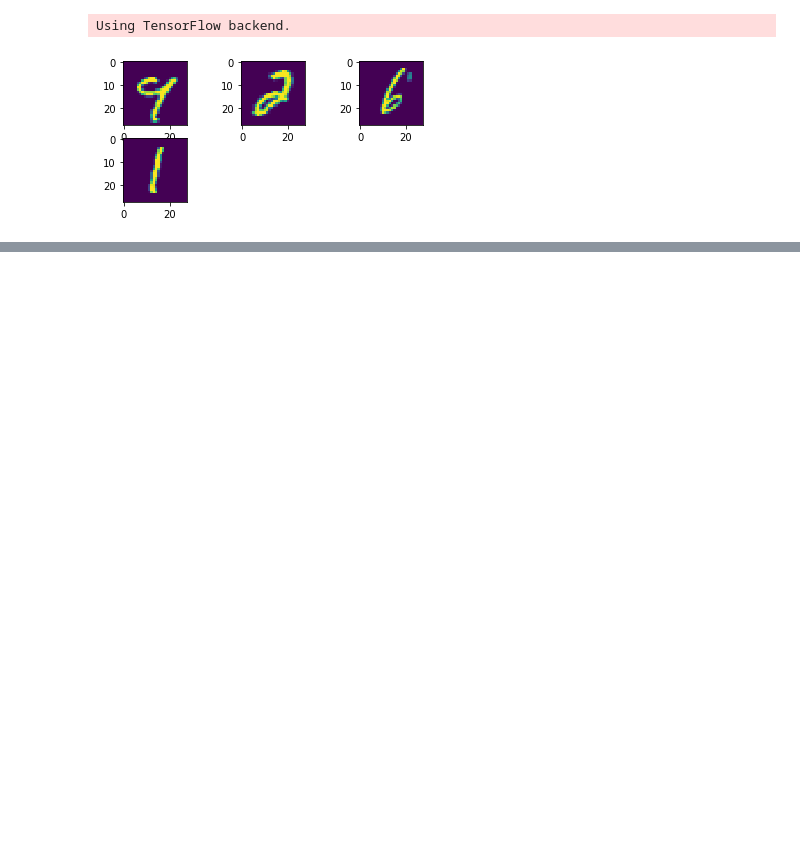
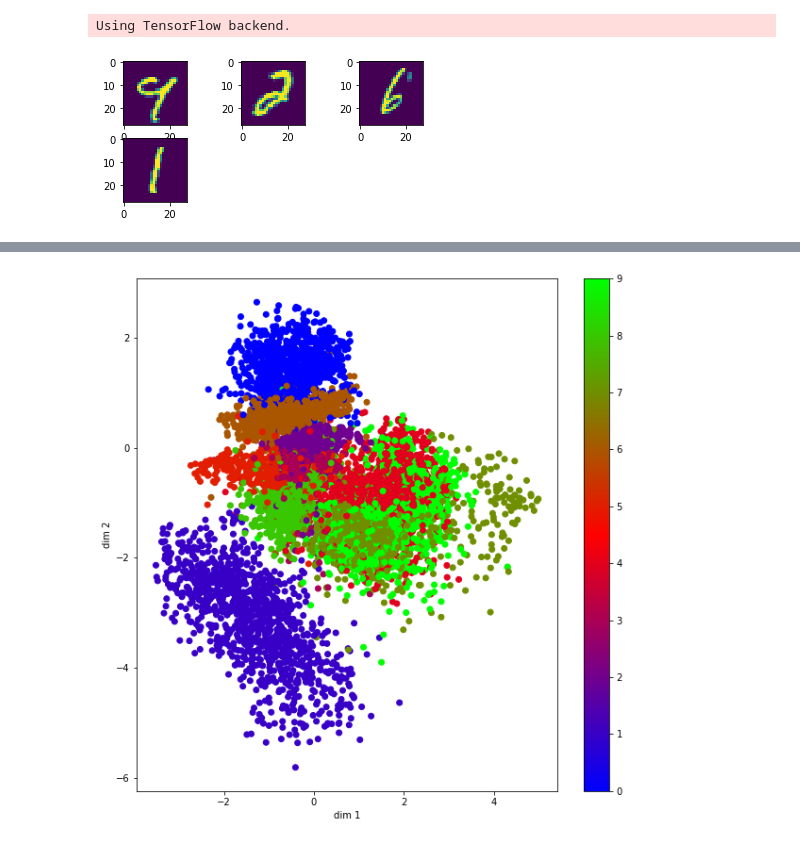
Before and after one commit to samantoz/dsc650, a Jupyter notebook: dsc650/assignments/assignment12/assignment12.ipynb, the cells around one changed output, grey strips where cells are left out. Drawn from its saved outputs; the diff is of its cells as text; code cells hidden in the pictures; blank space fills up the shorter version.

```diff
--- a/dsc650/assignments/assignment12/assignment12.ipynb
+++ b/dsc650/assignments/assignment12/assignment12.ipynb
@@ -59,3 +59,29 @@ conv_shape = K.int_shape(x) # Shape of conv to be provided to decoder
 # Flatten
 x = Flatten()(x)
 x = Dense(32, activation='relu')(x)
+# %%
+# Two outputs, for latent mean and log variance (std. dev.)
+# Use these to sample random variables in latent space to which inputs are mapped.
+
+z_mu = Dense(latent_dim, name='latent_mu')(x)   # Mean values of encoded input
+z_sigma = Dense(latent_dim, name='latent_sigma')(x)  # Std dev. (variance) of encoded input
+# %%
+#REPARAMETERIZATION TRICK
+# Define sampling function to sample from the distribution
+# Reparameterize sample based on the process defined by Gunderson and Huang
+# into the shape of: mu + sigma squared x eps
+#This is to allow gradient descent to allow for gradient estimation accurately.
+def sample_z(args):
+  z_mu, z_sigma = args
+  eps = K.random_normal(shape=(K.shape(z_mu)[0], K.int_shape(z_mu)[1]))
+  return z_mu + K.exp(z_sigma / 2) * eps
+# %%
+# sample vector from the latent distribution
+# z is the lambda custom layer we are adding for gradient descent calculations
+# using mu and variance (sigma)
+z = Lambda(sample_z, output_shape=(latent_dim, ), name='z')([z_mu, z_sigma])
+
+#Z (lambda layer) will be the last layer in the encoder.
+# Define and summarize encoder model.
+encoder = Model(input_img, [z_mu, z_sigma, z], name='encoder')
+print(encoder.summary())
@@ -61,0 +222,18 @@ x = Dense(32, activation='relu')(x)
+# %%
+# =================
+# Visualize results
+# =================
+#Visualize inputs mapped to the Latent space
+#Remember that we have encoded inputs to latent space dimension = 2.
+#Extract z_mu --> first parameter in the result of encoder prediction representing mean
+
+mu, _, _ = encoder.predict(x_test)
+#Plot dim1 and dim2 for mu
+plt.figure(figsize=(10, 10))
+plt.scatter(mu[:, 0], mu[:, 1], c=y_test, cmap='brg')
+plt.xlabel('dim 1')
+plt.ylabel('dim 2')
+plt.colorbar()
+plt.show()
+# %% [output]
+[figure, added]
```
Also changed, not shown: parts of 8 cells of this notebook, 1 other file.
